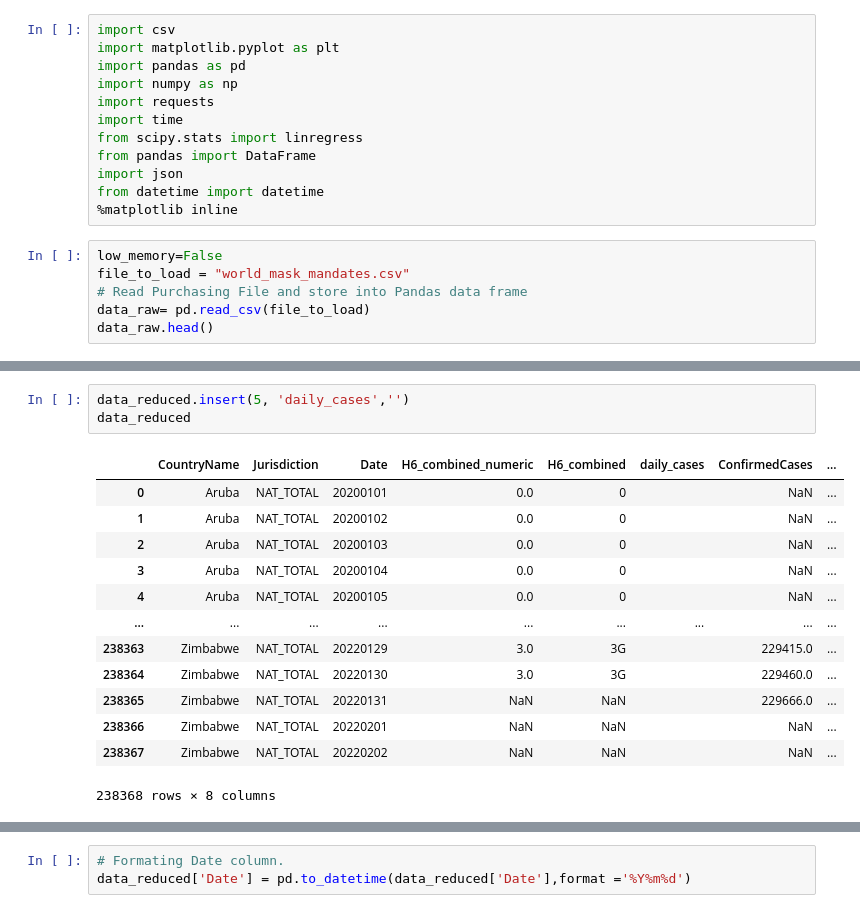
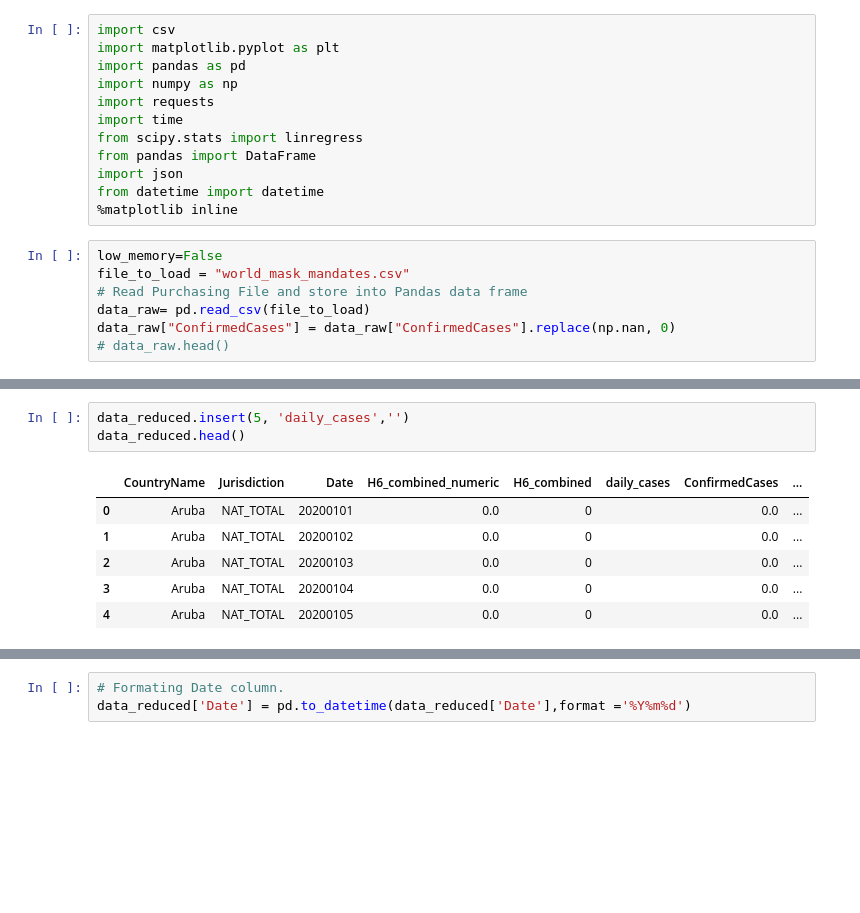
Before and after one commit to ranusuri/Team-A-Project-1, a Jupyter notebook: andres_pulido/six_countries.ipynb, the cells around one changed output, grey strips where cells are left out. Drawn from its saved outputs; the diff is of its cells as text; blank space fills up the shorter version.

```diff
--- a/andres_pulido/six_countries.ipynb
+++ b/andres_pulido/six_countries.ipynb
@@ -15,4 +15,5 @@ low_memory=False
 file_to_load = "world_mask_mandates.csv"
 # Read Purchasing File and store into Pandas data frame
 data_raw= pd.read_csv(file_to_load)
-data_raw.head()
+data_raw["ConfirmedCases"] = data_raw["ConfirmedCases"].replace(np.nan, 0)
+# data_raw.head()
@@ -75,17 +34,10 @@ dtype: object
 # %%
 data_reduced.insert(5, 'daily_cases','')
-data_reduced
+data_reduced.head()
 # %% [output]
 |  | CountryName | Jurisdiction | Date | H6_combined_numeric | H6_combined | daily_cases | ConfirmedCases | ... |
-| 0 | Aruba | NAT_TOTAL | 20200101 | 0.0 | 0 |  | NaN | ... |
-| 1 | Aruba | NAT_TOTAL | 20200102 | 0.0 | 0 |  | NaN | ... |
-| 2 | Aruba | NAT_TOTAL | 20200103 | 0.0 | 0 |  | NaN | ... |
-| 3 | Aruba | NAT_TOTAL | 20200104 | 0.0 | 0 |  | NaN | ... |
-| 4 | Aruba | NAT_TOTAL | 20200105 | 0.0 | 0 |  | NaN | ... |
-| ... | ... | ... | ... | ... | ... | ... | ... | ... |
-| 238363 | Zimbabwe | NAT_TOTAL | 20220129 | 3.0 | 3G |  | 229415.0 | ... |
-| 238364 | Zimbabwe | NAT_TOTAL | 20220130 | 3.0 | 3G |  | 229460.0 | ... |
-| 238365 | Zimbabwe | NAT_TOTAL | 20220131 | NaN | NaN |  | 229666.0 | ... |
-| 238366 | Zimbabwe | NAT_TOTAL | 20220201 | NaN | NaN |  | NaN | ... |
-| 238367 | Zimbabwe | NAT_TOTAL | 20220202 | NaN | NaN |  | NaN | ... |
+| 0 | Aruba | NAT_TOTAL | 20200101 | 0.0 | 0 |  | 0.0 | ... |
+| 1 | Aruba | NAT_TOTAL | 20200102 | 0.0 | 0 |  | 0.0 | ... |
+| 2 | Aruba | NAT_TOTAL | 20200103 | 0.0 | 0 |  | 0.0 | ... |
+| 3 | Aruba | NAT_TOTAL | 20200104 | 0.0 | 0 |  | 0.0 | ... |
+| 4 | Aruba | NAT_TOTAL | 20200105 | 0.0 | 0 |  | 0.0 | ... |
-238368 rows × 8 columns
```
Also changed, not shown: parts of 17 cells of this notebook, 2 other files.
